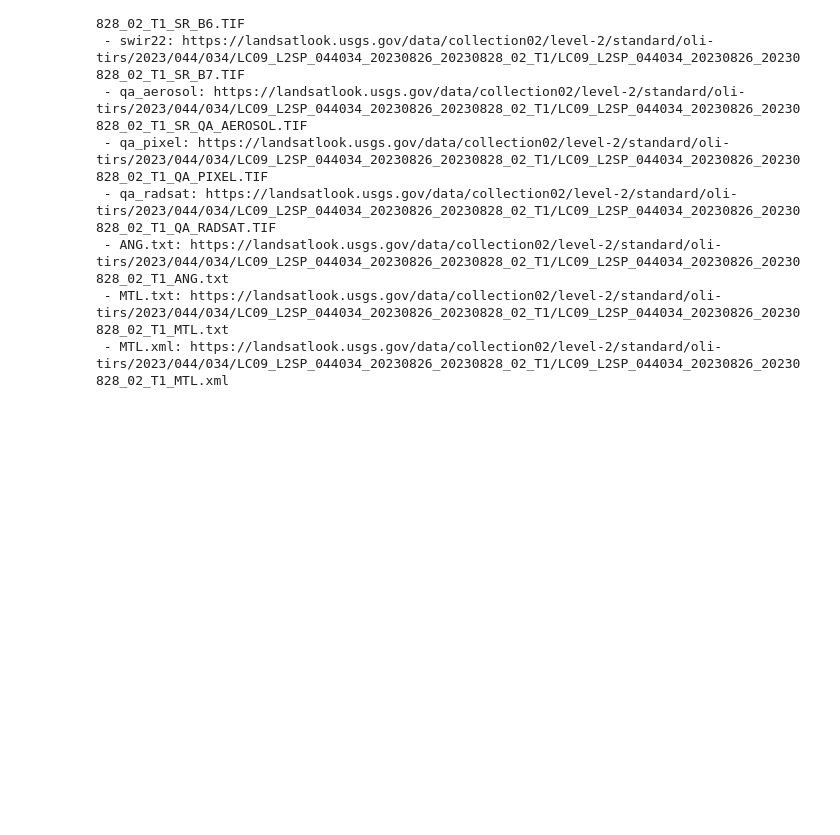
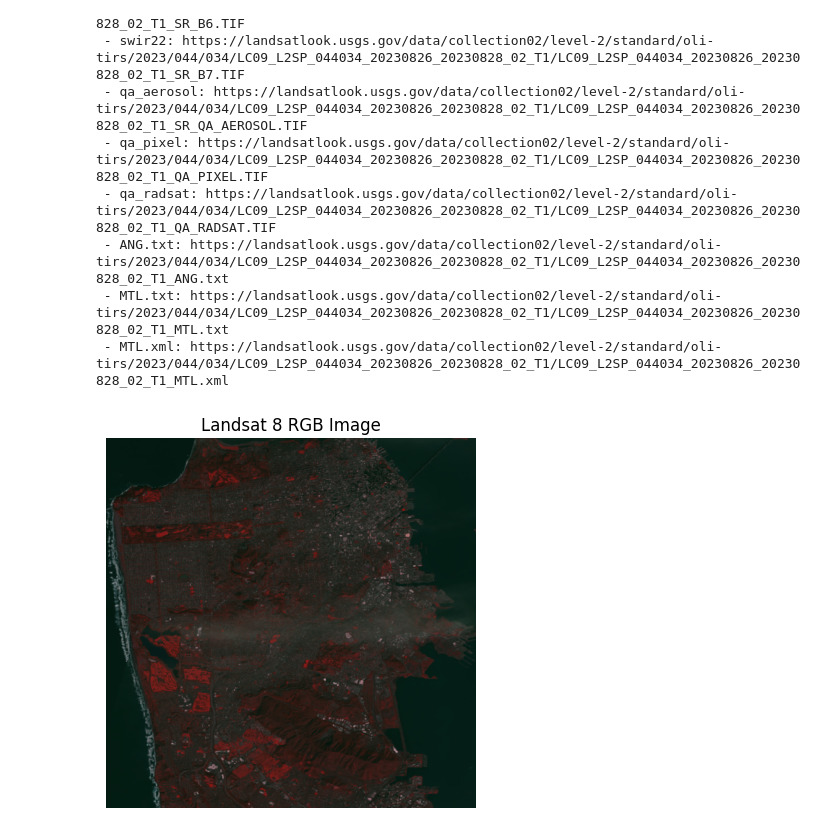
Before and after one commit to Darkueba/deep_learning, a Jupyter notebook: dataset.ipynb, the cells around one changed output. Cells and saved outputs as stored; diff of their text form; code cells hidden in the pictures; blank space fills up the shorter version.

Commit message:
first working access with sentinel hub

```diff
--- a/dataset.ipynb
+++ b/dataset.ipynb
@@ -42,3 +42,85 @@ Assets:
  - ANG.txt: https://landsatlook.usgs.gov/data/collection02/level-2/standard/oli-tirs/2023/044/034/LC09_L2SP_044034_20230826_20230828_02_T1/LC09_L2SP_044034_20230826_20230828_02_T1_ANG.txt
  - MTL.txt: https://landsatlook.usgs.gov/data/collection02/level-2/standard/oli-tirs/2023/044/034/LC09_L2SP_044034_20230826_20230828_02_T1/LC09_L2SP_044034_20230826_20230828_02_T1_MTL.txt
  - MTL.xml: https://landsatlook.usgs.gov/data/collection02/level-2/standard/oli-tirs/2023/044/034/LC09_L2SP_044034_20230826_20230828_02_T1/LC09_L2SP_044034_20230826_20230828_02_T1_MTL.xml
+# %%
+from sentinelhub import SHConfig, SentinelHubRequest, MimeType, CRS, BBox
+from sentinelhub import DataCollection, bbox_to_dimensions, SentinelHubDownloadClient
+import numpy as np
+import matplotlib.pyplot as plt
+import json
+
+# Load Sentinel Hub credentials from config file
+with open('sentinelhub_config.json', 'r') as f:
+    config_data = json.load(f)
+
+config = SHConfig()
+config.sh_client_id = config_data['sh_client_id']
+config.sh_client_secret = config_data['sh_client_secret']
+
+# Define bounding box (e.g., coordinates of an area of interest)
+# Example coordinates (lat, lon): BBox in CRS=EPSG:4326
+bbox = BBox(bbox=[-122.517, 37.655, -122.358, 37.808], crs=CRS.WGS84)
+
+# Define the time range for your search (start and end dates)
+time_interval = ('2021-02-01', '2021-02-28')
+
+# Define evalscript to select bands (Landsat 8: B04=Red, B03=Green, B02=Blue, B05=NIR)
+evalscript = """
+//VERSION=3
+function setup() {
+  return {
+    input: ["B04", "B03", "B02", "B05"],
+    output: { bands: 4 }
+  };
+}
+function evaluatePixel(sample) {
+  return [sample.B04, sample.B03, sample.B02, sample.B05];
+}
+"""
+
+# Query for Landsat 8 imagery (You can use other datasets as well)
+request = SentinelHubRequest(
+    evalscript=evalscript,
+    input_data=[
+        SentinelHubRequest.input_data(
+            data_collection=DataCollection.LANDSAT_OT_L1,
+            time_interval=time_interval,
+            maxcc=0.2
+        )
+    ],
+    responses=[
+        SentinelHubRequest.output_response('default', MimeType.TIFF)
+    ],
+    bbox=bbox,
+    size=(512, 512),  # Image size in pixels
+    config=config
+)
+
+# Download the image
+data = request.get_data()
+
+# Show the image (RGB bands)
+plt.imshow(data[0][:, :, [3, 2, 1]])  # Red, Green, Blue channels (Landsat 8 bands)
+plt.title('Landsat 8 RGB Image')
+plt.axis('off')
+plt.show()
+
+# You can also inspect individual bands
+# For example, let's inspect the red (Band 4) and near-infrared (Band 5) bands
+plt.figure(figsize=(12, 6))
+
+# Red Band (Band 4)
+plt.subplot(1, 2, 1)
+plt.imshow(data[0][:, :, 3], cmap='Reds')
+plt.title('Landsat 8 Red Band (Band 4)')
+plt.axis('off')
+
+# NIR Band (Band 5)
+plt.subplot(1, 2, 2)
+plt.imshow(data[0][:, :, 3], cmap='Blues')
+plt.title('Landsat 8 NIR Band (Band 5)')
+plt.axis('off')
+
+plt.show()
+# %% [output]
+[figure, added]
```
Also changed, not shown: parts of 1 cell of this notebook, 1 other file.
